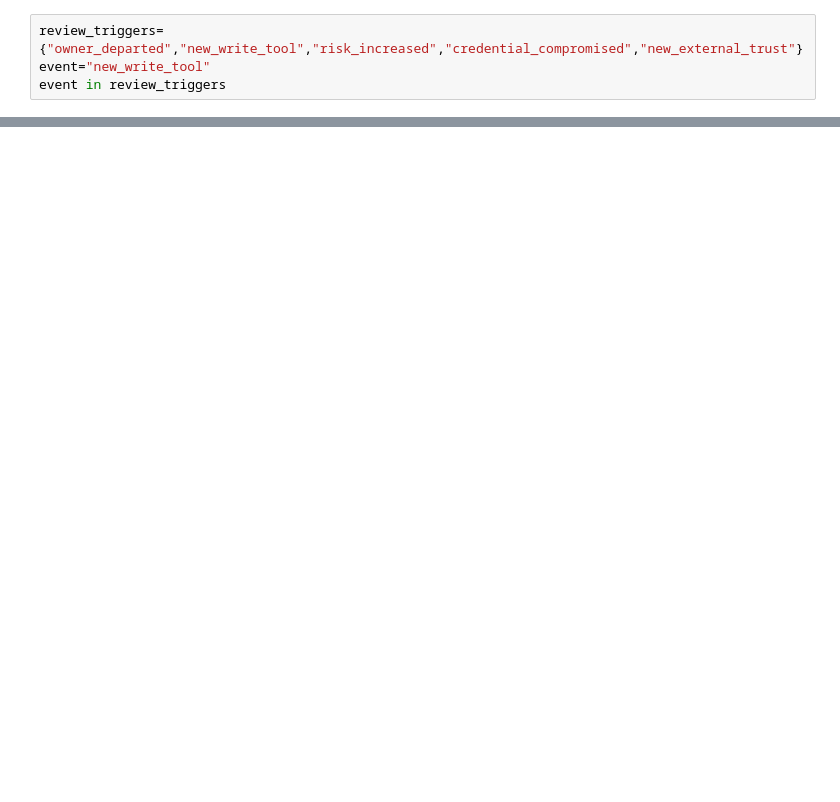
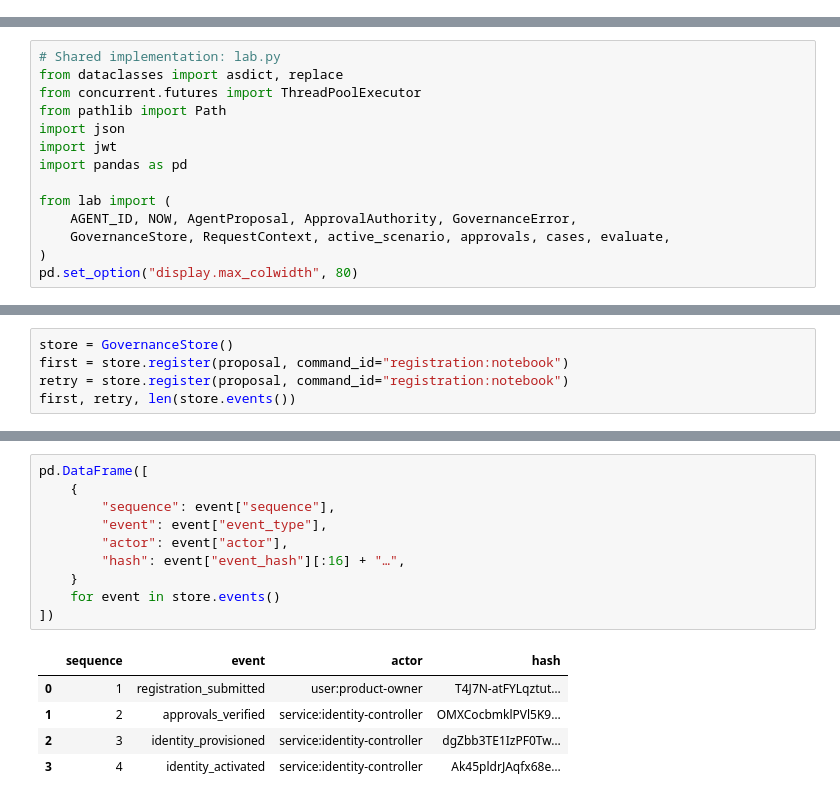
Before and after one commit to mahsa-teimourikia/agent-identity, a Jupyter notebook: curriculum/advanced/08-agent-identity-lifecycle-governance/advanced_08_identity_lifecycle_governance.ipynb, the cells around one changed output, grey strips where cells are left out. Saved outputs shown, nothing was run; the diff lists cells and outputs as text; blank space fills up the shorter version.

Commit message:
Deepen advanced lifecycle governance course

```diff
--- a/curriculum/advanced/08-agent-identity-lifecycle-governance/advanced_08_identity_lifecycle_governance.ipynb
+++ b/curriculum/advanced/08-agent-identity-lifecycle-governance/advanced_08_identity_lifecycle_governance.ipynb
@@ -176,4 +0,0 @@ overdue
-# %%
-review_triggers={"owner_departed","new_write_tool","risk_increased","credential_compromised","new_external_trust"}
-event="new_write_tool"
-event in review_triggers
@@ -391,0 +11,14 @@ The capstone is complete only if each failure produces a **machine-detectable co
+# %%
+# Shared implementation: lab.py
+from dataclasses import asdict, replace
+from concurrent.futures import ThreadPoolExecutor
+from pathlib import Path
+import json
+import jwt
+import pandas as pd
+
+from lab import (
+    AGENT_ID, NOW, AgentProposal, ApprovalAuthority, GovernanceError,
+    GovernanceStore, RequestContext, active_scenario, approvals, cases, evaluate,
+)
+pd.set_option("display.max_colwidth", 80)
@@ -391,0 +105,5 @@ The capstone is complete only if each failure produces a **machine-detectable co
+# %%
+store = GovernanceStore()
+first = store.register(proposal, command_id="registration:notebook")
+retry = store.register(proposal, command_id="registration:notebook")
+first, retry, len(store.events())
@@ -391,0 +175,16 @@ The capstone is complete only if each failure produces a **machine-detectable co
+# %%
+pd.DataFrame([
+    {
+        "sequence": event["sequence"],
+        "event": event["event_type"],
+        "actor": event["actor"],
+        "hash": event["event_hash"][:16] + "…",
+    }
+    for event in store.events()
+])
+# %% [output]
+|  | sequence | event | actor | hash |
+| 0 | 1 | registration_submitted | user:product-owner | T4J7N-atFYLqztut… |
+| 1 | 2 | approvals_verified | service:identity-controller | OMXCocbmklPVl5K9… |
+| 2 | 3 | identity_provisioned | service:identity-controller | dgZbb3TE1IzPF0Tw… |
+| 3 | 4 | identity_activated | service:identity-controller | Ak45pldrJAqfx68e… |
```
Also changed, not shown: parts of 142 cells of this notebook, 15 other files.
